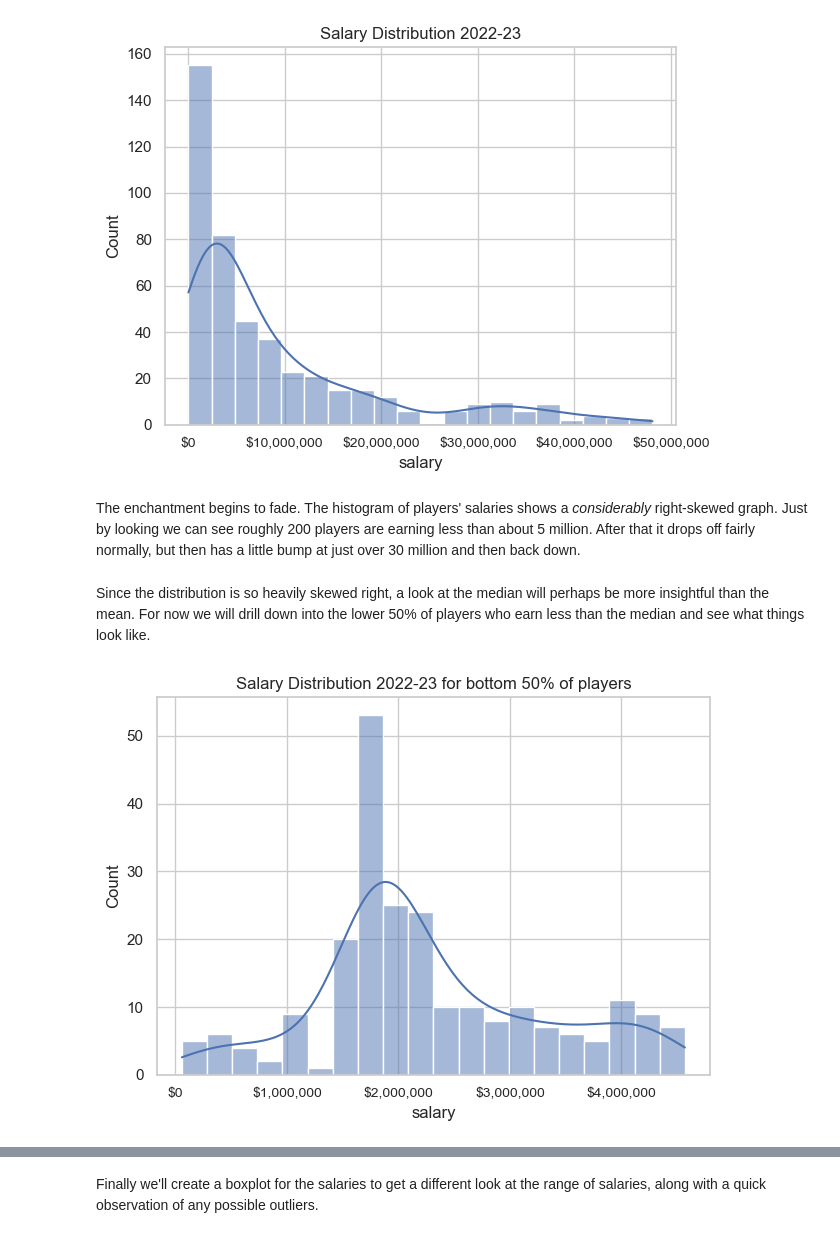
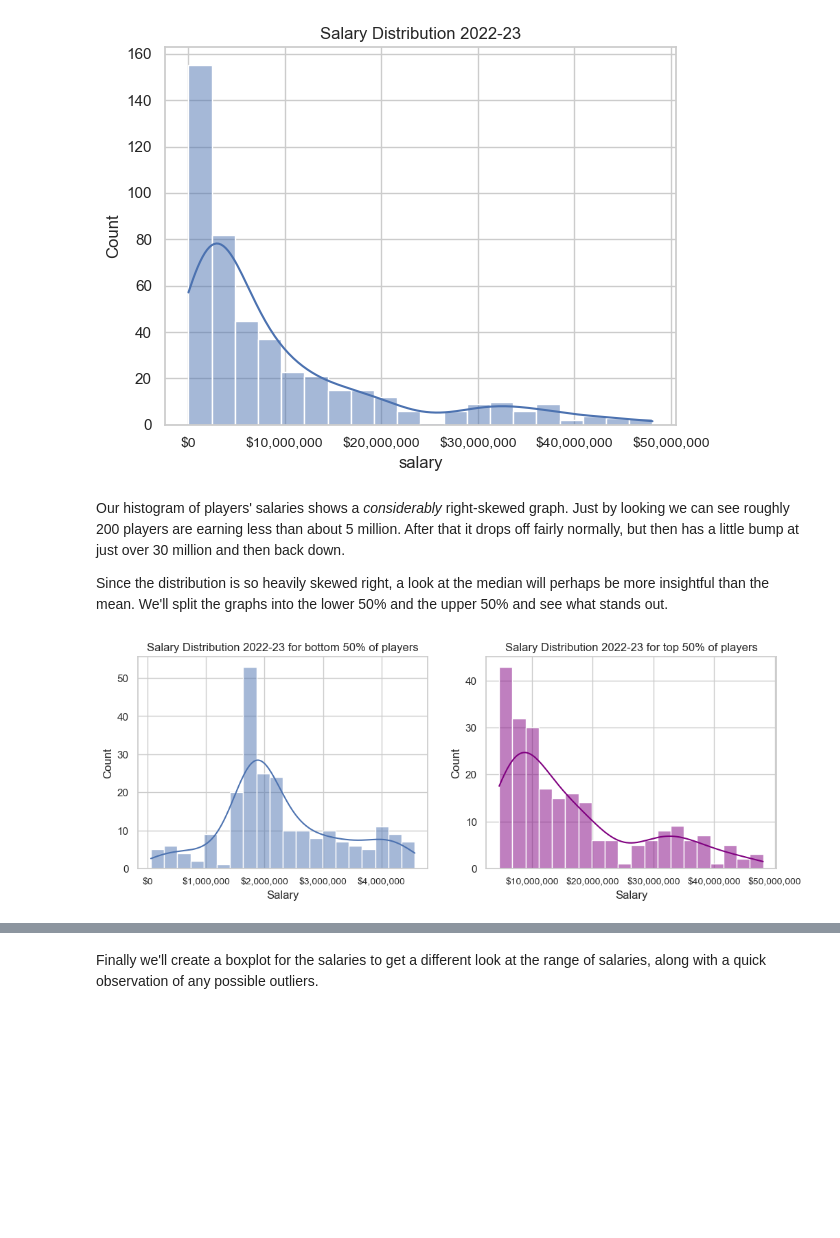
Before and after one commit to Harg-Ryan/NBA-Salary-Exploratory-Analysis-2022_23-Season, a Jupyter notebook: notebooks/NBASalaryAnalysisReport.ipynb, the cells around one changed output, grey strips where cells are left out. Saved outputs shown, nothing was run; the diff lists cells and outputs as text; code cells hidden in the pictures; blank space fills up the shorter version.

```diff
--- a/notebooks/NBASalaryAnalysisReport.ipynb
+++ b/notebooks/NBASalaryAnalysisReport.ipynb
@@ -103,21 +92,37 @@ plt.show()
 # %% [output]
 [figure]
 # %% [markdown]
-The enchantment begins to fade.  The histogram of players' salaries shows a *considerably* right-skewed graph. Just by looking we can see roughly 200 players are earning less than about 5 million. After that it drops off fairly normally, but then has a little bump at just over 30 million and then back down.
+Our histogram of players' salaries shows a *considerably* right-skewed graph. Just by looking we can see roughly 200 players are earning less than about 5 million. After that it drops off fairly normally, but then has a little bump at just over 30 million and then back down.
+
+Since the distribution is so heavily skewed right, a look at the median will perhaps be more insightful than the mean. We'll split the graphs into the lower 50% and the upper 50% and see what stands out.
-# %% [markdown]
-Since the distribution is so heavily skewed right, a look at the median will perhaps be more insightful than the mean. For now we will drill down into the lower 50% of players who earn less than the median and see what things look like.
-# %%
-medianLess = df.query('salary <= salary.median()')
-
-ax = sns.histplot(data = medianLess, x='salary', kde=True, bins = 20)
-ax.set(title='Salary Distribution 2022-23 for bottom 50% of players')
-plt.ticklabel_format(style='plain')
-# Format x-axis ticks with dollar signs and commas
-ax.xaxis.set_major_formatter(ticker.FuncFormatter(lambda x, pos: '${:,.0f}'.format(x)))
-# Adjust x-axis tick font size
-ax.xaxis.set_tick_params(labelsize=10)  # Adjust the font size as needed
-plt.tight_layout()
-plt.show()
-# %% [output]
-[figure, removed]
+# %%
+# Create subplots
+fig, axs = plt.subplots(1, 2, figsize=(12, 4), gridspec_kw={'wspace': 0.2})
+
+# Plot 1
+medianLess = df.query('salary <= salary.median()')
+
+ax1 = sns.histplot(data=medianLess, x='salary', kde=True, bins=20, ax=axs[0])
+ax1.set(title='Salary Distribution 2022-23 for bottom 50% of players')
+ax1.ticklabel_format(style='plain')
+ax1.xaxis.set_major_formatter(ticker.FuncFormatter(lambda x, pos: '${:,.0f}'.format(x)))
+ax1.xaxis.set_tick_params(labelsize=10)
+ax1.set_xlabel('Salary')
+ax1.set_ylabel('Count')
+
+# Plot 2
+medianMore = df.query('salary > salary.median()')
+
+ax2 = sns.histplot(data=medianMore, x='salary', kde=True, bins=20, ax=axs[1], color='purple')
+ax2.set(title='Salary Distribution 2022-23 for top 50% of players')
+ax2.ticklabel_format(style='plain')
+ax2.xaxis.set_major_formatter(ticker.FuncFormatter(lambda x, pos: '${:,.0f}'.format(x)))
+ax2.xaxis.set_tick_params(labelsize=10)
+ax2.set_xlabel('Salary')
+ax2.set_ylabel('Count')
+
+#plt.tight_layout()
+plt.show()
+# %% [output]
+[figure, added]
 # %% [markdown]
```
Also changed, not shown: parts of 32 cells of this notebook, 1 other file.
